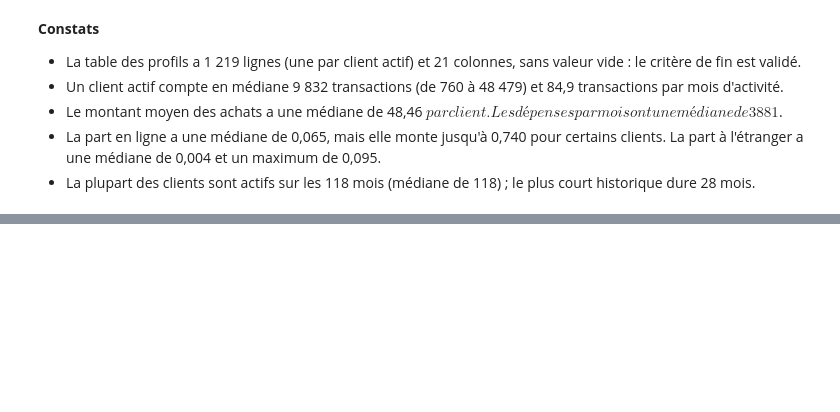
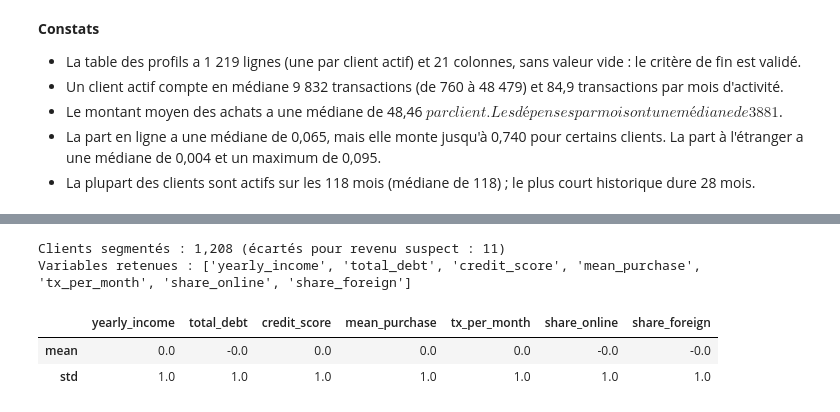
Before and after one commit to gorfanalyst-hue/projet5-fraude-bancaire, a Jupyter notebook: notebooks/05_profils_clients.ipynb, the cells around one changed output, grey strips where cells are left out. Drawn from its saved outputs; the diff is of its cells as text; code cells hidden in the pictures; blank space fills up the shorter version.

```diff
--- a/notebooks/05_profils_clients.ipynb
+++ b/notebooks/05_profils_clients.ipynb
@@ -127,0 +165,12 @@ Valeurs vides : 0
+# %%
+segmentables = profiles[profiles["suspicious_income"] == 0]
+x = prepare_features(segmentables)
+print(f"Clients segmentés : {len(x):,} (écartés pour revenu suspect : {len(profiles) - len(x)})")
+print("Variables retenues :", CLUSTER_VARIABLES)
+x.describe().loc[["mean", "std"]].round(2)
+# %% [output]
+Clients segmentés : 1,208 (écartés pour revenu suspect : 11)
+Variables retenues : ['yearly_income', 'total_debt', 'credit_score', 'mean_purchase', 'tx_per_month', 'share_online', 'share_foreign']
+|  | yearly_income | total_debt | credit_score | mean_purchase | tx_per_month | share_online | share_foreign |
+| mean | 0.0 | -0.0 | 0.0 | 0.0 | 0.0 | -0.0 | -0.0 |
+| std | 1.0 | 1.0 | 1.0 | 1.0 | 1.0 | 1.0 | 1.0 |
```
Also changed, not shown: parts of 3 cells of this notebook, 1 other file.
